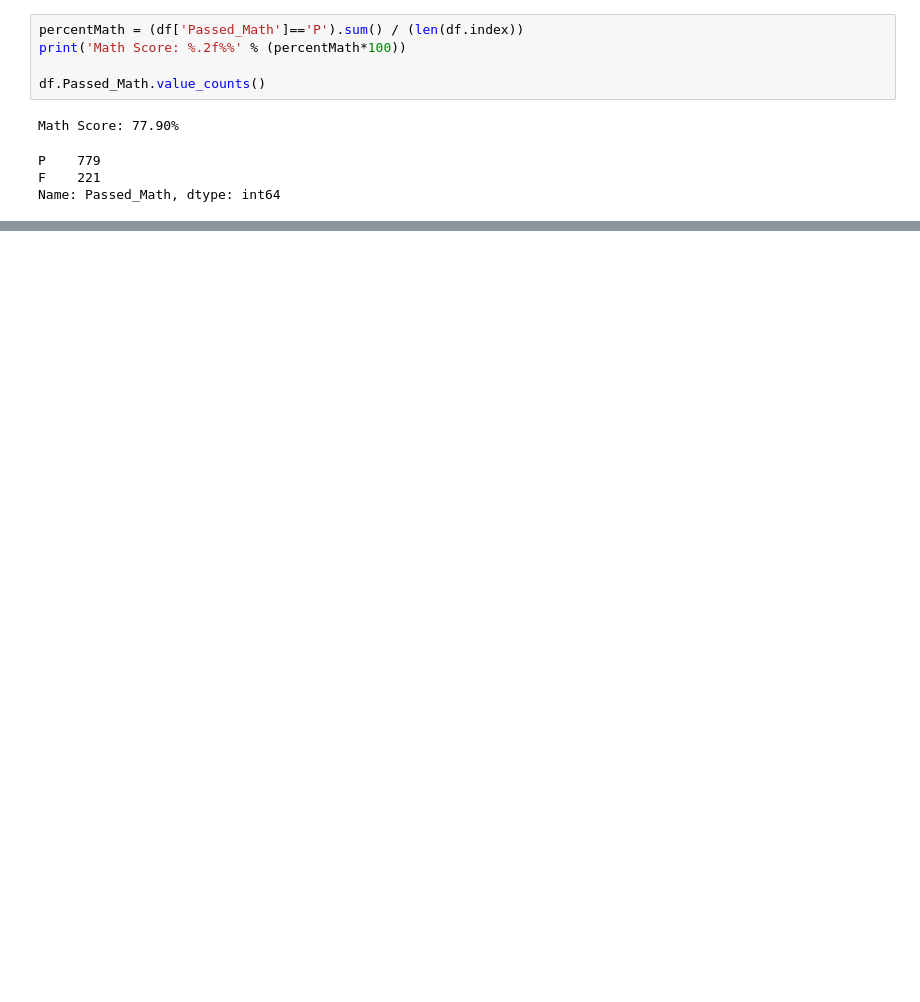
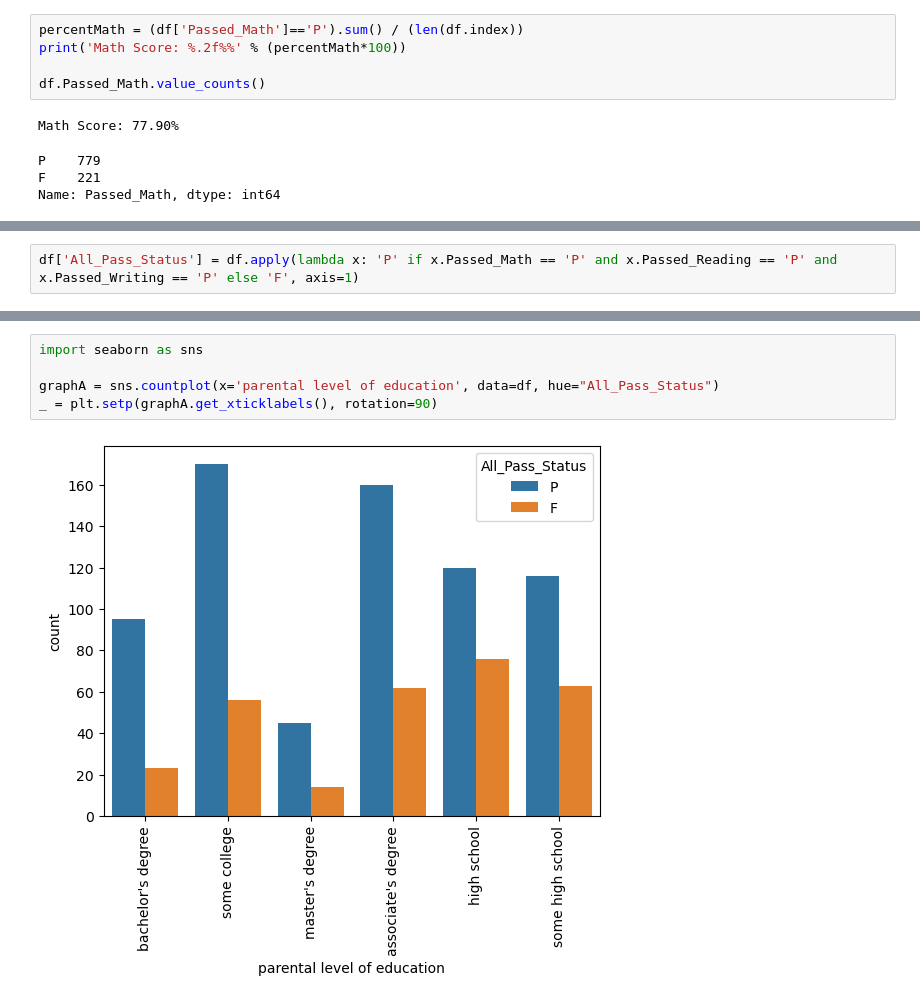
Before and after one commit to syivan/Socioeconomics_and_Performance, a Jupyter notebook: StudentPerformanceAnalytics.ipynb, the cells around one changed output, grey strips where cells are left out. Cells and saved outputs as stored; diff of their text form; blank space fills up the shorter version.

Commit message:
analyzed passing data

```diff
--- a/StudentPerformanceAnalytics.ipynb
+++ b/StudentPerformanceAnalytics.ipynb
@@ -96,0 +99,2 @@ Name: Passed_Writing, dtype: int64
+# %%
+df['All_Pass_Status'] = df.apply(lambda x: 'P' if x.Passed_Math == 'P' and x.Passed_Reading == 'P' and x.Passed_Writing == 'P' else 'F', axis=1)
@@ -96,0 +110,7 @@ Name: Passed_Writing, dtype: int64
+# %%
+import seaborn as sns
+
+graphA = sns.countplot(x='parental level of education', data=df, hue="All_Pass_Status")
+_ = plt.setp(graphA.get_xticklabels(), rotation=90)
+# %% [output]
+[figure, added]
```
Also changed, not shown: parts of 15 cells of this notebook.
